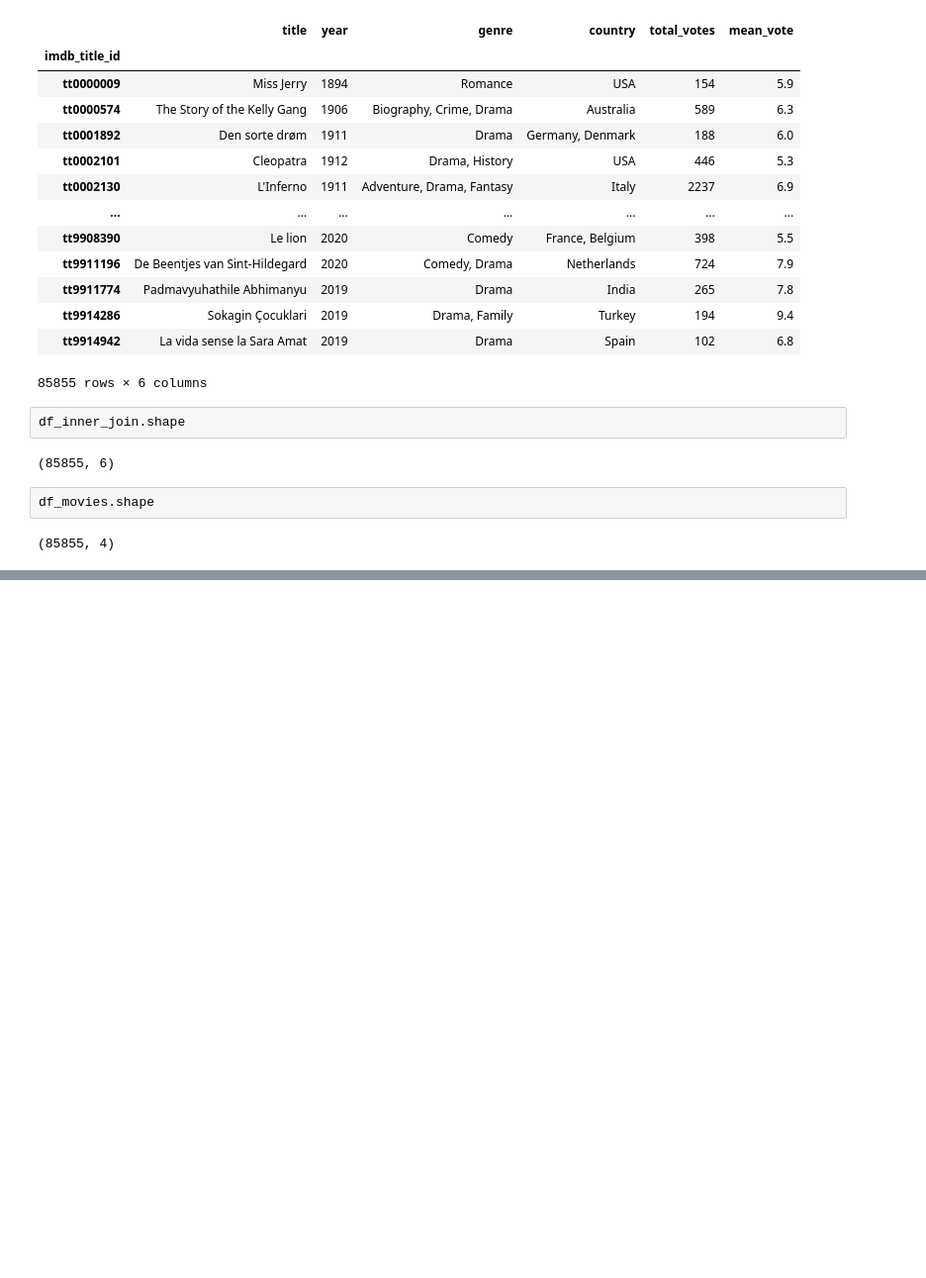
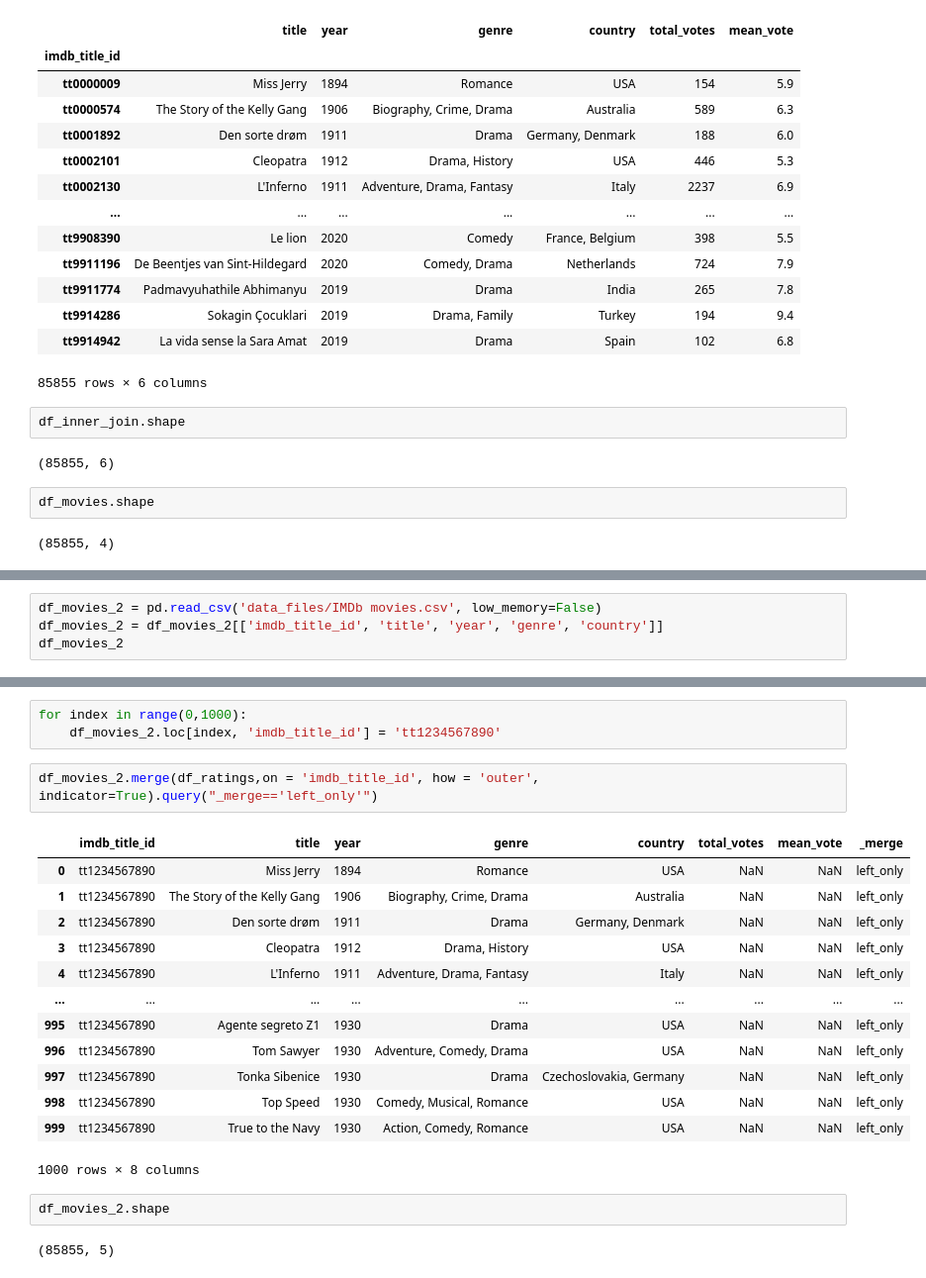
Before and after one commit to Stan-is-the-man/Data_science_bootcamp_2023, a Jupyter notebook: merge_and_concatenate_data_frames.ipynb, the cells around one changed output, grey strips where cells are left out. Shown at 99% size. Drawn from its saved outputs; the diff is of its cells as text; blank space fills up the shorter version.

Commit message:
'full and left joins'

```diff
--- a/merge_and_concatenate_data_frames.ipynb
+++ b/merge_and_concatenate_data_frames.ipynb
@@ -223,0 +250,4 @@ df_movies
+# %%
+df_movies_2 = pd.read_csv('data_files/IMDb movies.csv', low_memory=False)
+df_movies_2 = df_movies_2[['imdb_title_id', 'title', 'year', 'genre', 'country']]
+df_movies_2
@@ -223,0 +268,23 @@ df_movies
+# %%
+for index in range(0,1000):
+    df_movies_2.loc[index, 'imdb_title_id'] = 'tt1234567890'
+# %%
+df_movies_2.merge(df_ratings,on = 'imdb_title_id', how = 'outer', indicator=True).query("_merge=='left_only'")
+# %% [output]
+|  | imdb_title_id | title | year | genre | country | total_votes | mean_vote | _merge |
+| 0 | tt1234567890 | Miss Jerry | 1894 | Romance | USA | NaN | NaN | left_only |
+| 1 | tt1234567890 | The Story of the Kelly Gang | 1906 | Biography, Crime, Drama | Australia | NaN | NaN | left_only |
+| 2 | tt1234567890 | Den sorte drøm | 1911 | Drama | Germany, Denmark | NaN | NaN | left_only |
+| 3 | tt1234567890 | Cleopatra | 1912 | Drama, History | USA | NaN | NaN | left_only |
+| 4 | tt1234567890 | L'Inferno | 1911 | Adventure, Drama, Fantasy | Italy | NaN | NaN | left_only |
+| ... | ... | ... | ... | ... | ... | ... | ... | ... |
+| 995 | tt1234567890 | Agente segreto Z1 | 1930 | Drama | USA | NaN | NaN | left_only |
+| 996 | tt1234567890 | Tom Sawyer | 1930 | Adventure, Comedy, Drama | USA | NaN | NaN | left_only |
+| 997 | tt1234567890 | Tonka Sibenice | 1930 | Drama | Czechoslovakia, Germany | NaN | NaN | left_only |
+| 998 | tt1234567890 | Top Speed | 1930 | Comedy, Musical, Romance | USA | NaN | NaN | left_only |
+| 999 | tt1234567890 | True to the Navy | 1930 | Action, Comedy, Romance | USA | NaN | NaN | left_only |
+1000 rows × 8 columns
+# %%
+df_movies_2.shape
+# %% [output]
+(85855, 5)
```
Also changed, not shown: parts of 7 cells of this notebook, 3 other files.
